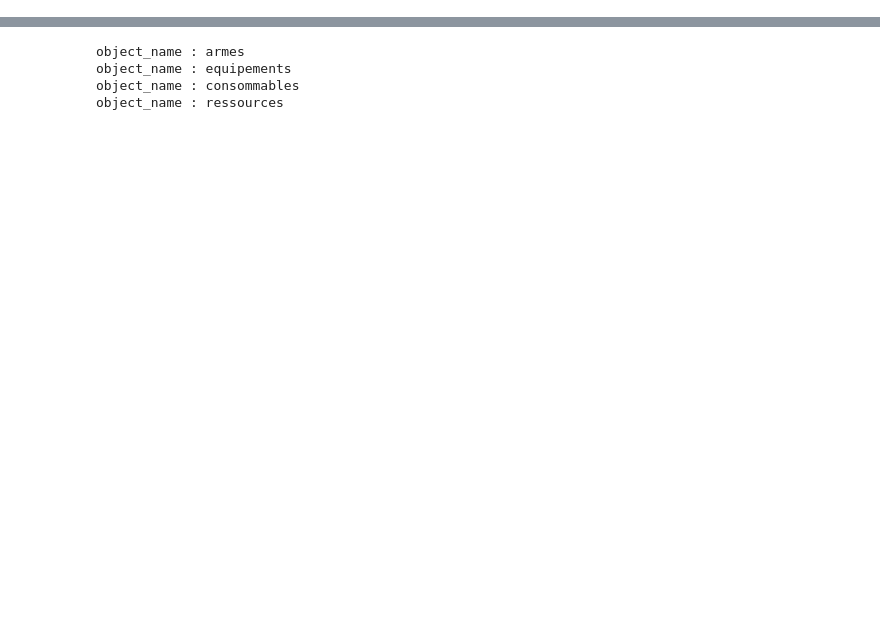
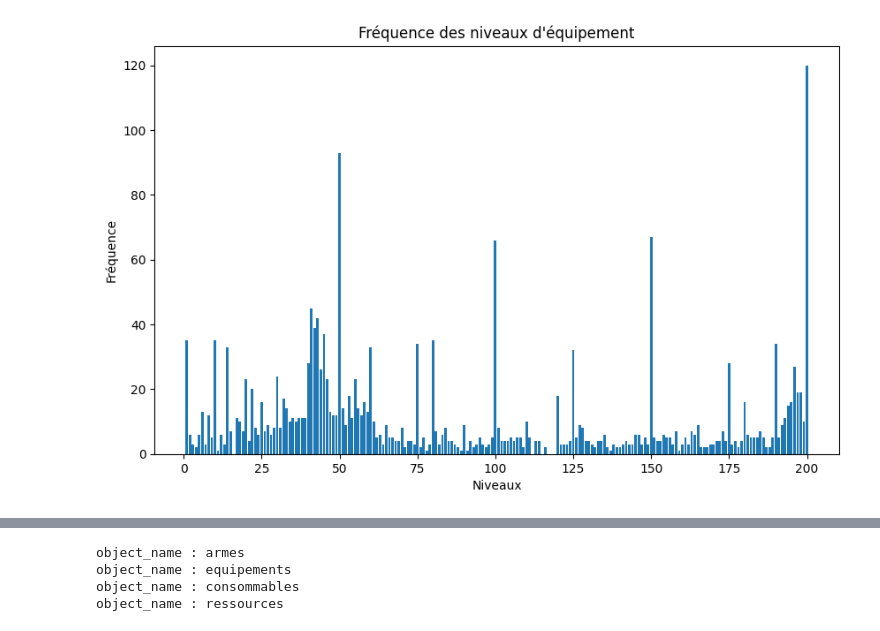
Before and after one commit to Plogeur/Dofus-touch-economic, a Jupyter notebook: economic.ipynb, the cells around one changed output, grey strips where cells are left out. Drawn from its saved outputs; the diff is of its cells as text; code cells hidden in the pictures; blank space fills up the shorter version.

```diff
--- a/economic.ipynb
+++ b/economic.ipynb
@@ -156,3 +199,41 @@ objects = {
 
 for object_name, object_list in objects.items():
     object_list.extend(read_csv_file(f"{object_name}.csv"))
+# %%
+from collections import Counter
+import matplotlib.pyplot as plt
+
+def plot_lvl(list_lvl) :
+    # Calculer la fréquence de chaque nombre dans la liste
+    compteur_nombres = Counter(list_lvl)
+
+    # Extraire les nombres uniques et leurs fréquences
+    nombres_uniques = list(compteur_nombres.keys())
+    frequences = list(compteur_nombres.values())
+
+    largeur_figure = 10  # Largeur en pouces
+    hauteur_figure = 6   # Hauteur en pouces
+    plt.figure(figsize=(largeur_figure, hauteur_figure))
+
+    # Tracer le diagramme en barres
+    plt.bar(nombres_uniques, frequences)
+    plt.xlabel('Niveaux')
+    plt.ylabel('Fréquence')
+    plt.title(f"Fréquence des niveaux d'équipement")
+    plt.show()
+# %%
+import re
+
+def extract_lvl(str_item) :
+    equipments = objects[str_item]
+
+    # Extraire les niveaux des éléments d'équipement
+    niveaux_equipment = [equipement['level'] for equipement in equipments]
+
+    return niveaux_equipment
+# %%
+str_item = "equipements"
+niveaux_equipment = extract_lvl(str_item)
+plot_lvl(niveaux_equipment)
+# %% [output]
+[figure, added]
```
Also changed, not shown: parts of 11 cells of this notebook.
